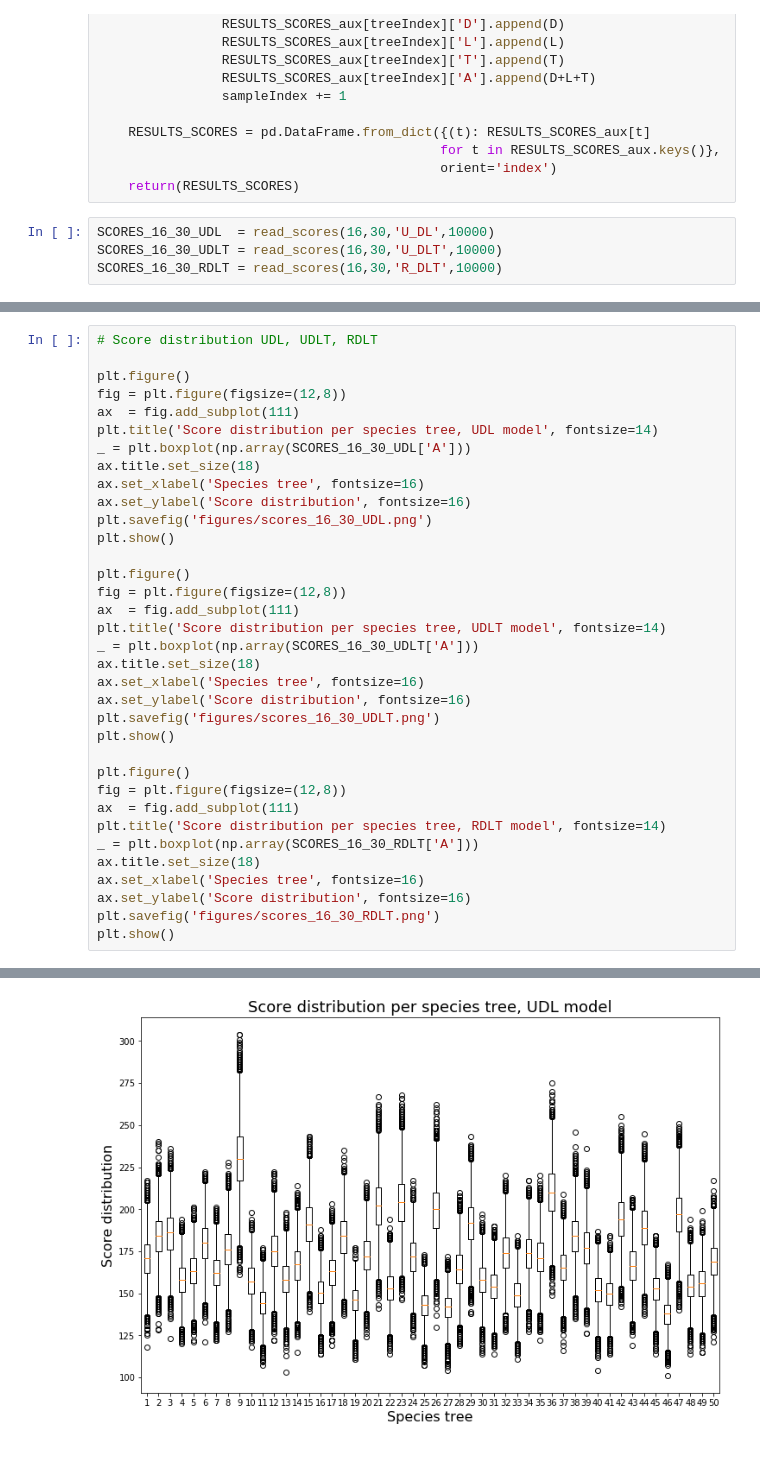
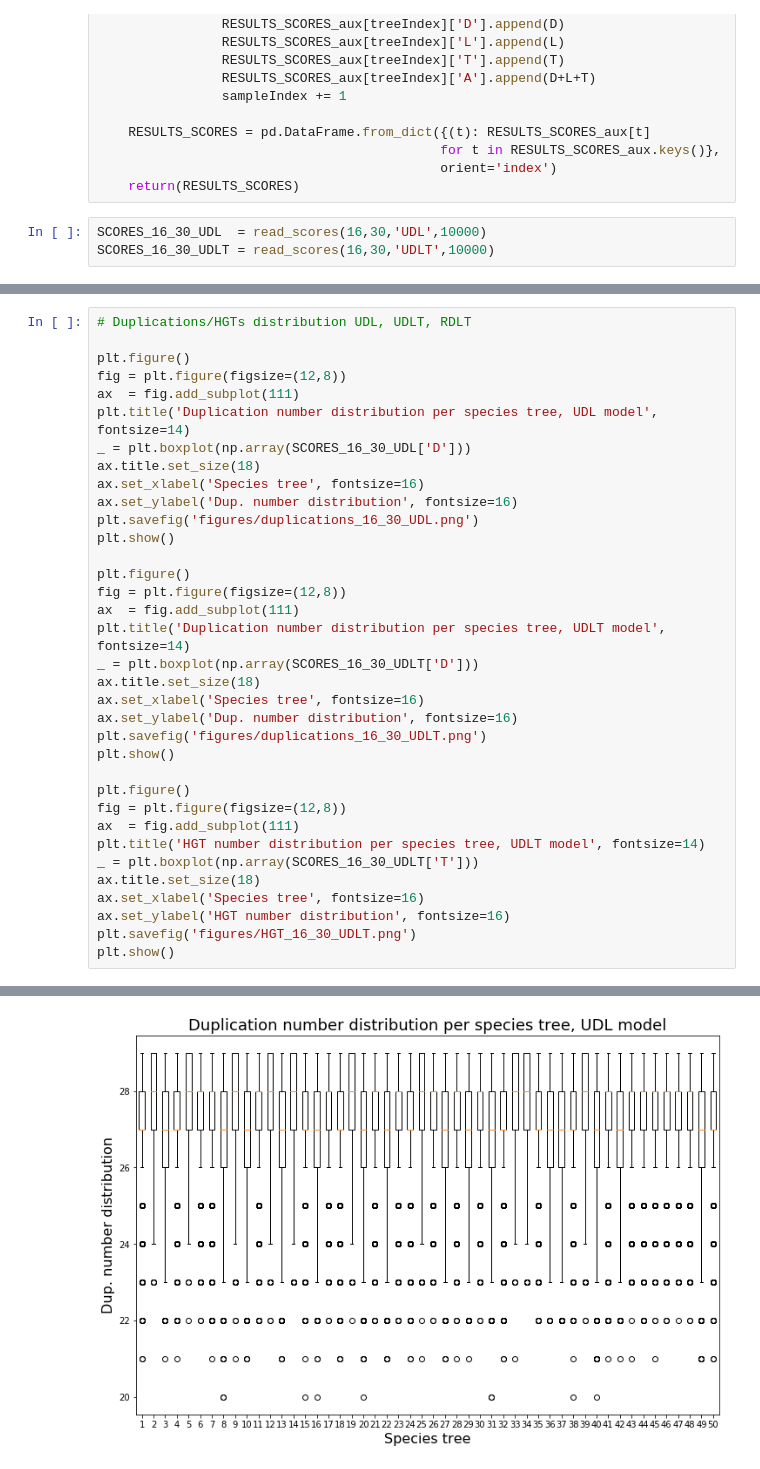
Before and after one commit to cchauve/DLT-Histories, a Jupyter notebook: DLTcount/doc/Paper_figures.ipynb, the cells around one changed output, grey strips where cells are left out. Saved outputs shown, nothing was run; the diff lists cells and outputs as text.

```diff
--- a/DLTcount/doc/Paper_figures.ipynb
+++ b/DLTcount/doc/Paper_figures.ipynb
@@ -387,6 +389,5 @@ def read_scores(k,n,m,s):
                                             orient='index')
     return(RESULTS_SCORES)
 # %%
-SCORES_16_30_UDL  = read_scores(16,30,'U_DL',10000)
-SCORES_16_30_UDLT = read_scores(16,30,'U_DLT',10000)
-SCORES_16_30_RDLT = read_scores(16,30,'R_DLT',10000)
+SCORES_16_30_UDL  = read_scores(16,30,'UDL',10000)
+SCORES_16_30_UDLT = read_scores(16,30,'UDLT',10000)
@@ -393,39 +423,39 @@ SCORES_16_30_RDLT = read_scores(16,30,'R_DLT',10000)
 # %%
-# Score distribution UDL, UDLT, RDLT
+# Duplications/HGTs distribution UDL, UDLT, RDLT
 
 plt.figure()
 fig = plt.figure(figsize=(12,8))
 ax  = fig.add_subplot(111)
-plt.title('Score distribution per species tree, UDL model', fontsize=14)
-_ = plt.boxplot(np.array(SCORES_16_30_UDL['A']))
+plt.title('Duplication number distribution per species tree, UDL model', fontsize=14)
+_ = plt.boxplot(np.array(SCORES_16_30_UDL['D']))
 ax.title.set_size(18)
 ax.set_xlabel('Species tree', fontsize=16)
-ax.set_ylabel('Score distribution', fontsize=16)
-plt.savefig('figures/scores_16_30_UDL.png')
+ax.set_ylabel('Dup. number distribution', fontsize=16)
+plt.savefig('figures/duplications_16_30_UDL.png')
 plt.show()
 
 plt.figure()
 fig = plt.figure(figsize=(12,8))
 ax  = fig.add_subplot(111)
-plt.title('Score distribution per species tree, UDLT model', fontsize=14)
-_ = plt.boxplot(np.array(SCORES_16_30_UDLT['A']))
+plt.title('Duplication number distribution per species tree, UDLT model', fontsize=14)
+_ = plt.boxplot(np.array(SCORES_16_30_UDLT['D']))
 ax.title.set_size(18)
 ax.set_xlabel('Species tree', fontsize=16)
-ax.set_ylabel('Score distribution', fontsize=16)
-plt.savefig('figures/scores_16_30_UDLT.png')
+ax.set_ylabel('Dup. number distribution', fontsize=16)
+plt.savefig('figures/duplications_16_30_UDLT.png')
 plt.show()
 
 plt.figure()
 fig = plt.figure(figsize=(12,8))
 ax  = fig.add_subplot(111)
-plt.title('Score distribution per species tree, RDLT model', fontsize=14)
-_ = plt.boxplot(np.array(SCORES_16_30_RDLT['A']))
+plt.title('HGT number distribution per species tree, UDLT model', fontsize=14)
+_ = plt.boxplot(np.array(SCORES_16_30_UDLT['T']))
 ax.title.set_size(18)
 ax.set_xlabel('Species tree', fontsize=16)
-ax.set_ylabel('Score distribution', fontsize=16)
-plt.savefig('figures/scores_16_30_RDLT.png')
+ax.set_ylabel('HGT number distribution', fontsize=16)
+plt.savefig('figures/HGT_16_30_UDLT.png')
 plt.show()
 # %% [output]
 <Figure size 432x288 with 0 Axes>
-[figure, old version]
+[figure, new version]
 <Figure size 432x288 with 0 Axes>
```
Also changed, not shown: parts of 13 cells of this notebook, 17 other files.
